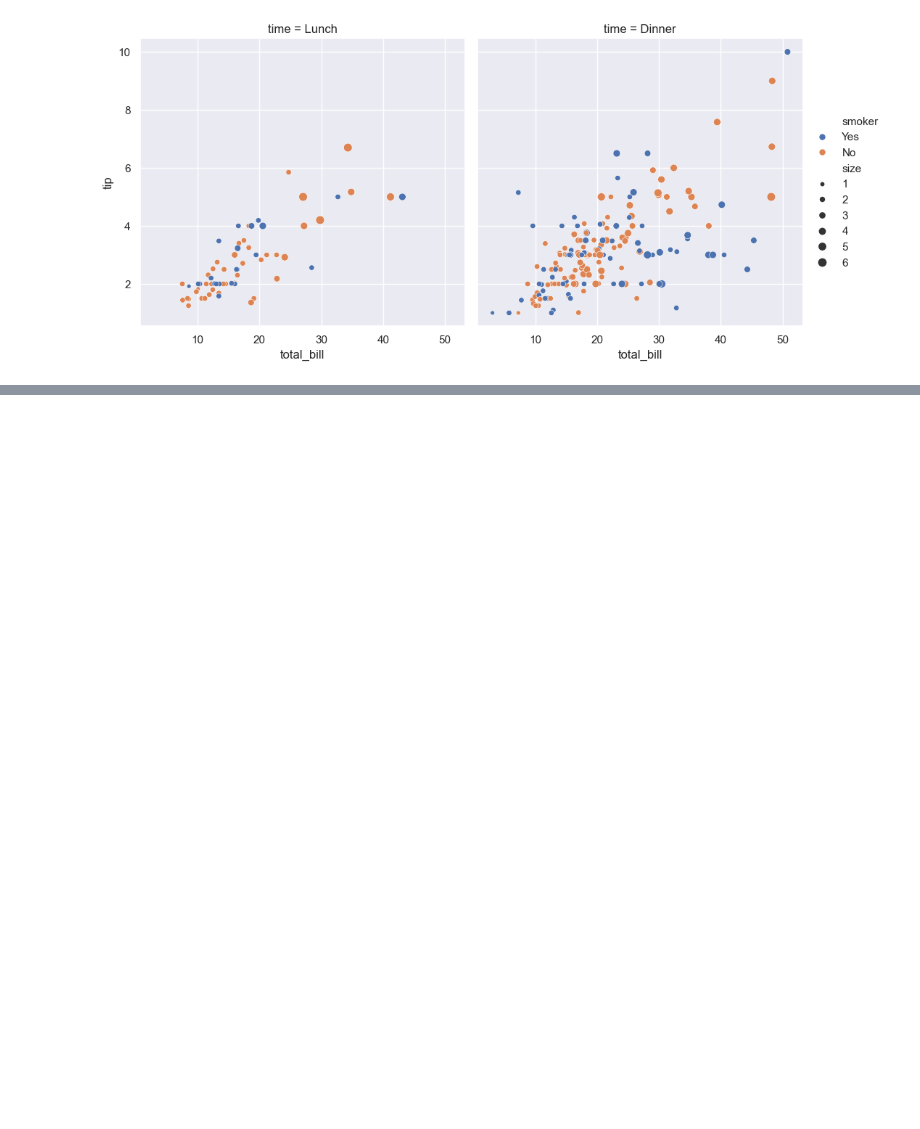
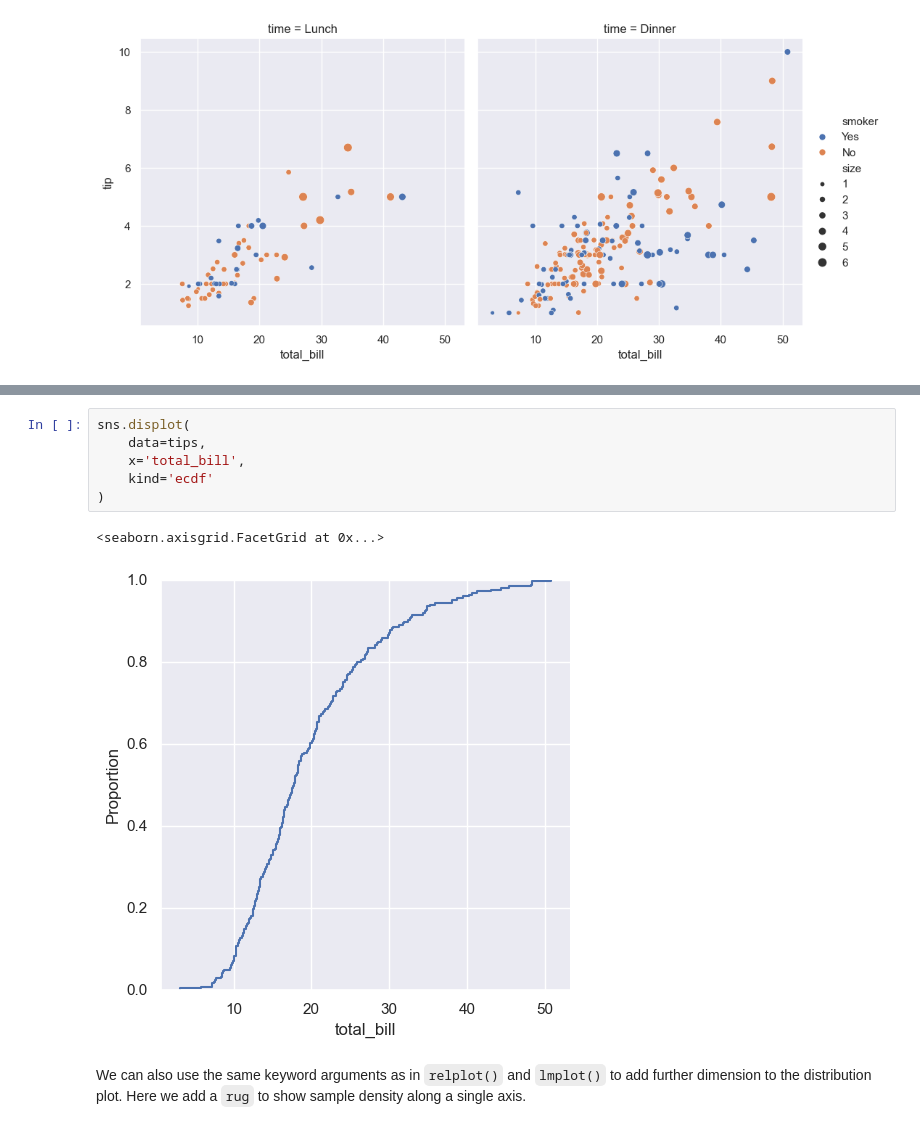
Before and after one commit to jkantorow/nucommlab-datavis-workshop, a Jupyter notebook: seaborn_basics.ipynb, the cells around one changed output, grey strips where cells are left out. Drawn from its saved outputs; the diff is of its cells as text; blank space fills up the shorter version.

```diff
--- a/seaborn_basics.ipynb
+++ b/seaborn_basics.ipynb
@@ -119,3 +150,14 @@ sns.displot(
+# %%
+sns.displot(
+    data=tips,
+    x='total_bill',
+    kind='ecdf'
+)
+# %% [output]
+<seaborn.axisgrid.FacetGrid at 0x...>
+[figure, added]
+# %% [markdown]
+We can also use the same keyword arguments as in `relplot()` and `lmplot()` to add further dimension to the distribution plot. Here we add a `rug` to show sample density along a single axis.
 # %%
 sns.displot(
     data=tips,
```
Also changed, not shown: parts of 25 cells of this notebook.
